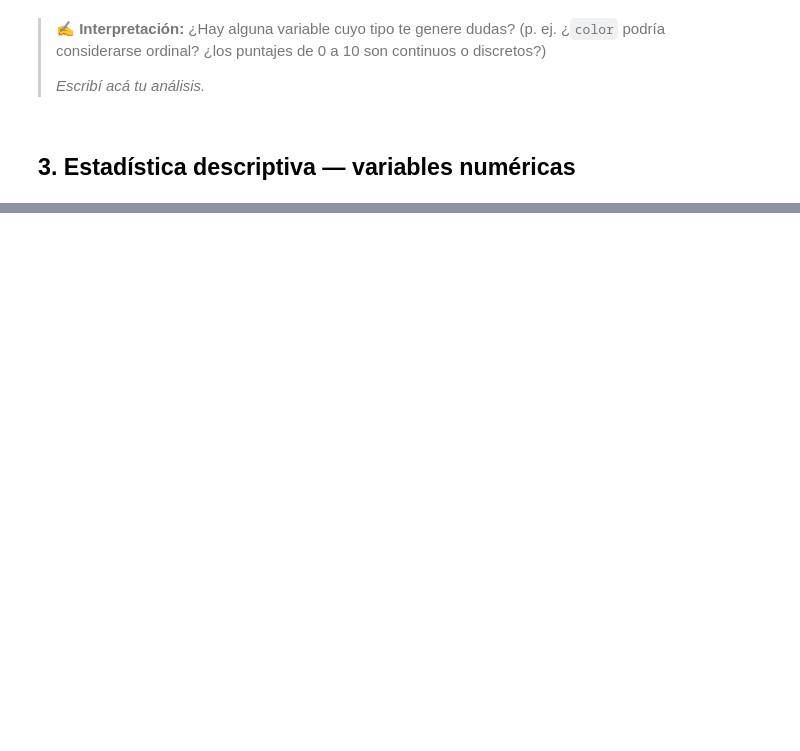
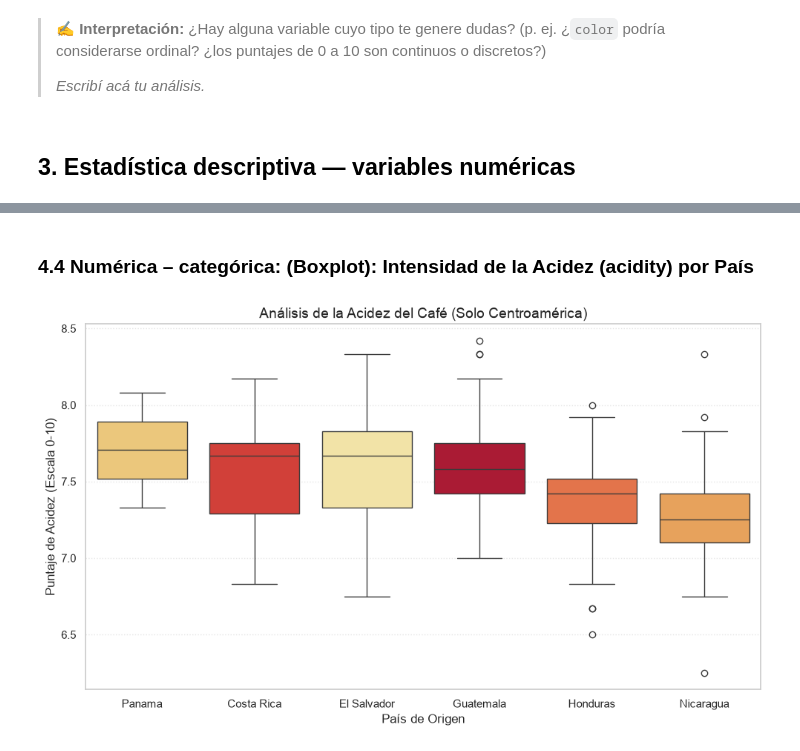
Before and after one commit to leonardobara/ceia, a Jupyter notebook: bimestre-1/analisis-de-datos/tps/act2-eda-basico/eda-coffee.ipynb, the cells around one changed output, grey strips where cells are left out. Saved outputs shown, nothing was run; the diff lists cells and outputs as text; code cells hidden in the pictures; blank space fills up the shorter version.

```diff
--- a/bimestre-1/analisis-de-datos/tps/act2-eda-basico/eda-coffee.ipynb
+++ b/bimestre-1/analisis-de-datos/tps/act2-eda-basico/eda-coffee.ipynb
@@ -449,0 +575,27 @@ Respondé brevemente cada pregunta guía con lo que encontraste:
+# %% [markdown]
+### 4.4 Numérica – categórica: (Boxplot): Intensidad de la Acidez (acidity) por País
+# %%
+plt.figure(figsize=(10, 6))
+
+# Calcular el orden usando el dataframe ya limpio
+order_acidity = df_region.groupby('country_of_origin')['acidity'].median().sort_values(ascending=False).index
+
+sns.boxplot(
+    data=df_region,
+    x='country_of_origin',
+    y='acidity',
+    hue='country_of_origin',
+    palette='YlOrRd_r',
+    order=order_acidity,
+    dodge=False,
+    legend=False
+)
+
+plt.title("Análisis de la Acidez del Café (Solo Centroamérica)", fontsize=14)
+plt.xlabel("País de Origen", fontsize=12)
+plt.ylabel("Puntaje de Acidez (Escala 0-10)", fontsize=12)
+plt.grid(axis='y', linestyle=':', alpha=0.5)
+plt.tight_layout()
+plt.show()
+# %% [output]
+[figure, added]
```
Also changed, not shown: parts of 55 cells of this notebook.
